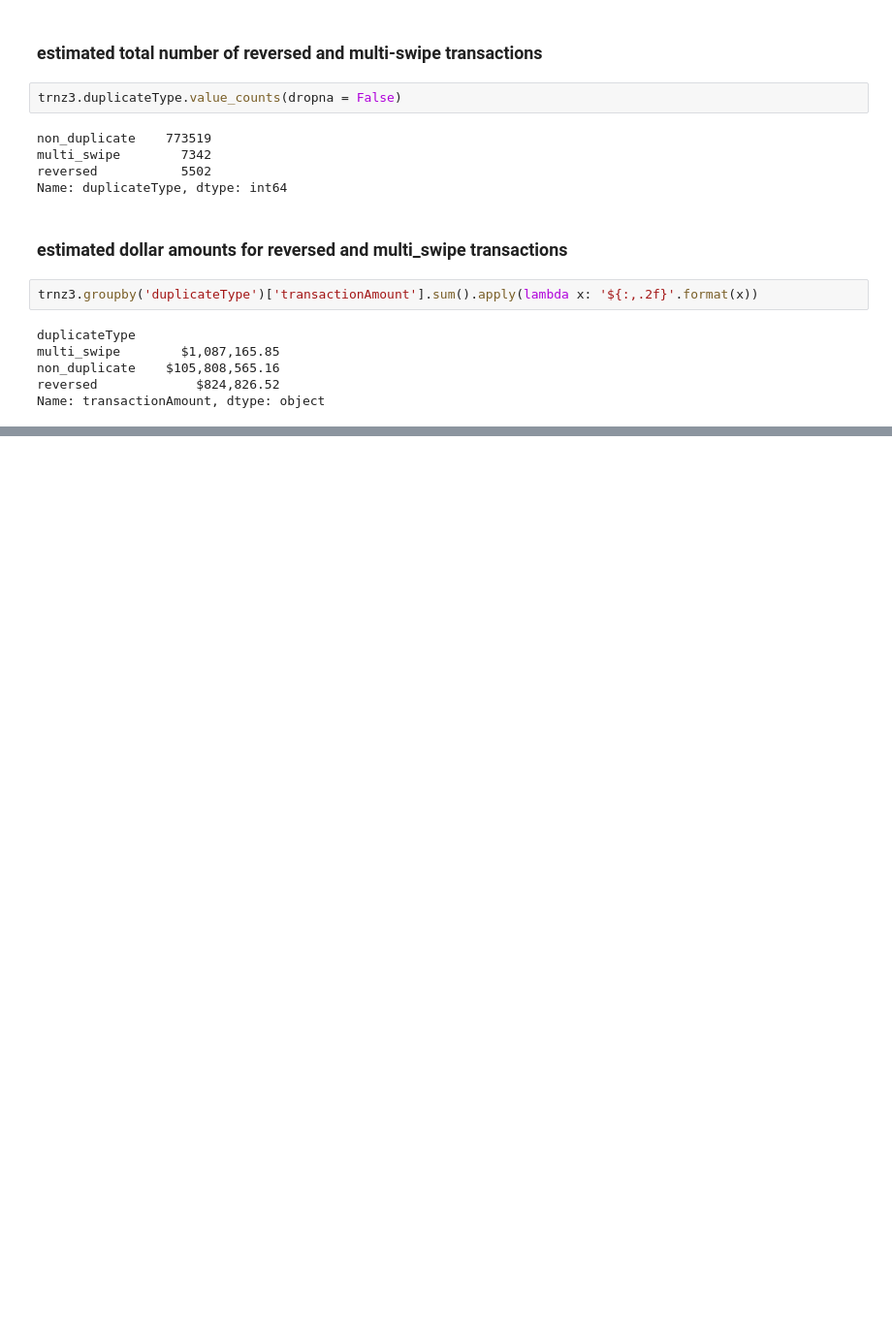
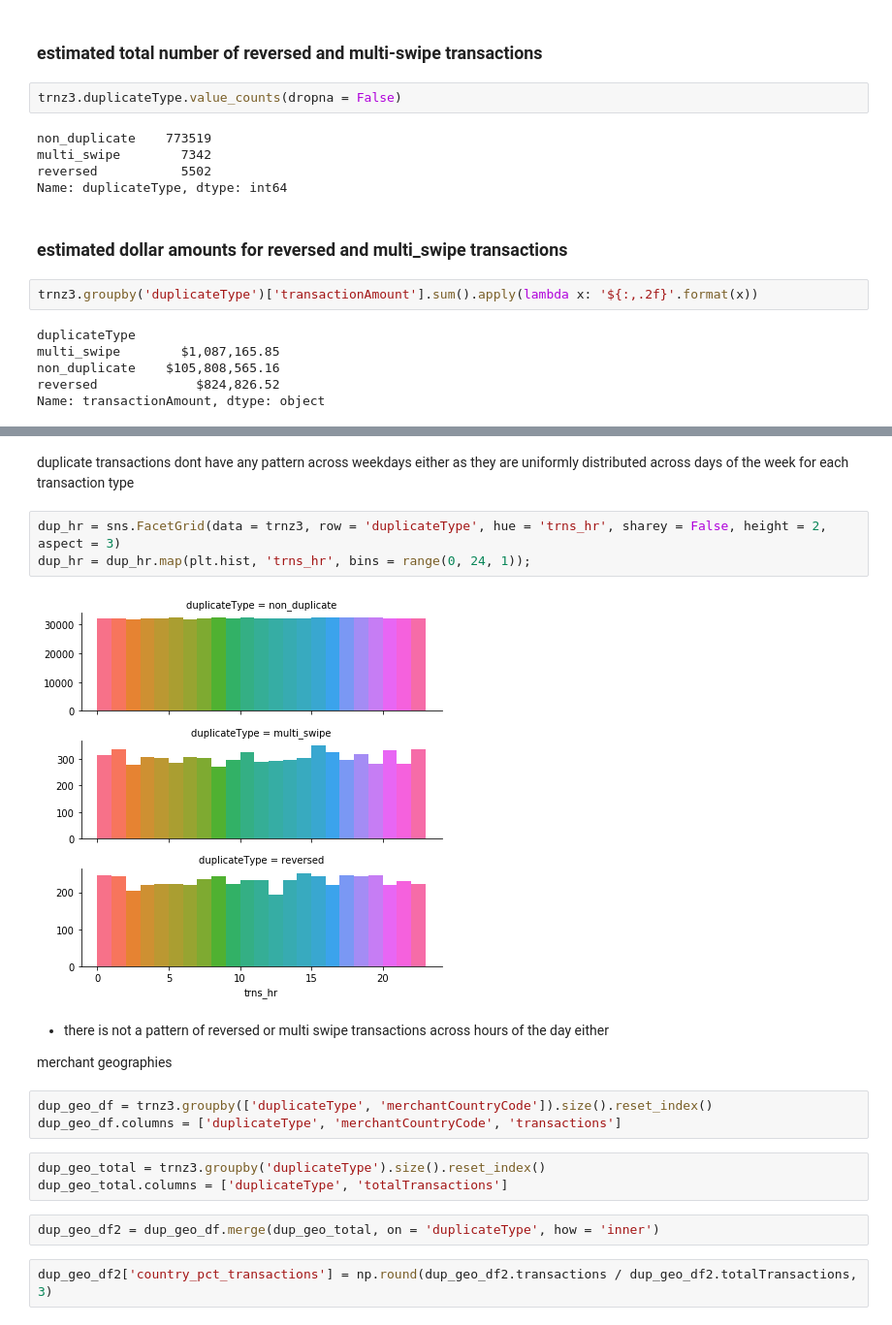
Before and after one commit to shanomax/DS, a Jupyter notebook: CapitalOne_DataScienceChallenge_ShaneCampbell.ipynb, the cells around one changed output, grey strips where cells are left out. Shown at 97% size. Saved outputs shown, nothing was run; the diff lists cells and outputs as text; blank space fills up the shorter version.

```diff
--- a/CapitalOne_DataScienceChallenge_ShaneCampbell.ipynb
+++ b/CapitalOne_DataScienceChallenge_ShaneCampbell.ipynb
@@ -405,0 +455,21 @@ Name: transactionAmount, dtype: object
+# %% [markdown]
+duplicate transactions dont have any pattern across weekdays either as they are uniformly distributed across days of the week for each transaction type
+# %%
+dup_hr = sns.FacetGrid(data = trnz3, row = 'duplicateType', hue = 'trns_hr', sharey = False, height = 2, aspect = 3)
+dup_hr = dup_hr.map(plt.hist, 'trns_hr', bins = range(0, 24, 1));
+# %% [output]
+[figure, added]
+# %% [markdown]
+- there is not a pattern of reversed or multi swipe transactions across hours of the day either
+
+merchant geographies
+# %%
+dup_geo_df = trnz3.groupby(['duplicateType', 'merchantCountryCode']).size().reset_index()
+dup_geo_df.columns = ['duplicateType', 'merchantCountryCode', 'transactions']
+# %%
+dup_geo_total = trnz3.groupby('duplicateType').size().reset_index()
+dup_geo_total.columns = ['duplicateType', 'totalTransactions']
+# %%
+dup_geo_df2 = dup_geo_df.merge(dup_geo_total, on = 'duplicateType', how = 'inner')
+# %%
+dup_geo_df2['country_pct_transactions'] = np.round(dup_geo_df2.transactions / dup_geo_df2.totalTransactions, 3)
```
Also changed, not shown: parts of 43 cells of this notebook.
